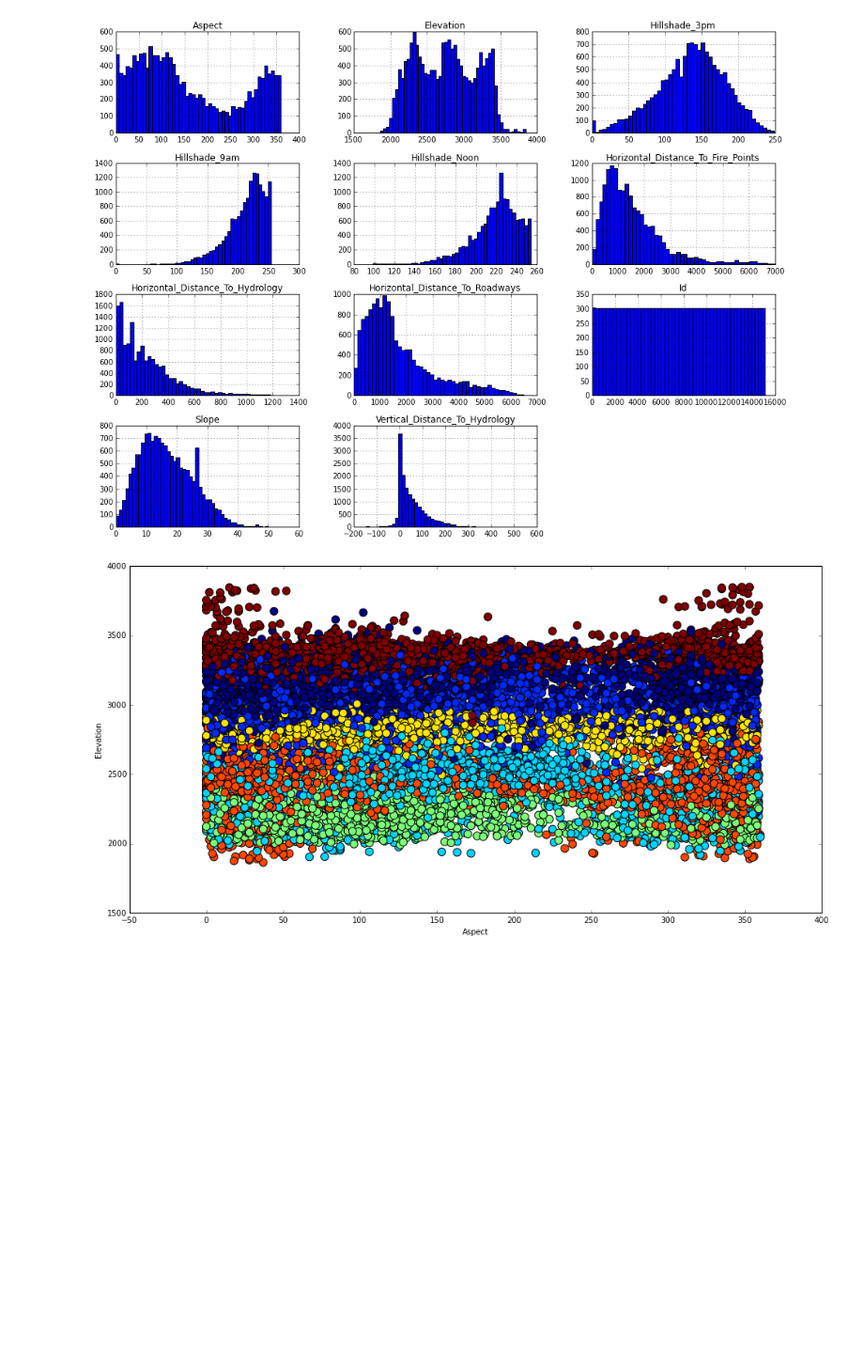
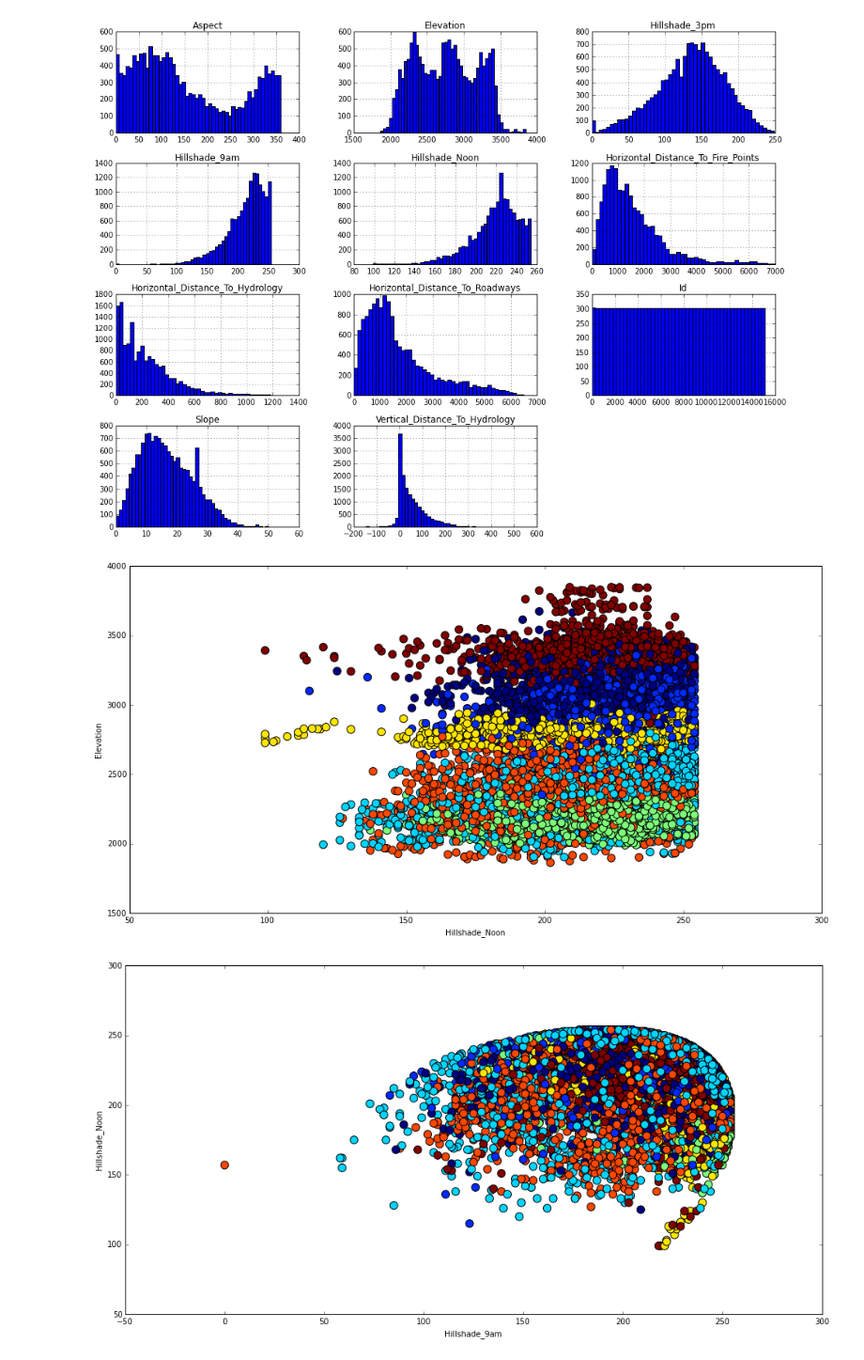
Before and after one commit to kevinallen/w207-forestcover, a Jupyter notebook: forest_cover.ipynb, the cells around one changed output. Shown: that part at 94% size. Drawn from its saved outputs; the diff is of its cells as text; code cells hidden in the pictures; blank space fills up the shorter version.

```diff
--- a/forest_cover.ipynb
+++ b/forest_cover.ipynb
@@ -90,16 +95,18 @@ plt.show()
 # %%
 # function to plot data vs classification
 def plotc(c1,c2):
 
     fig = plt.figure(figsize=(16,8))
     sel = np.array(list(train.Cover_Type.values))
     plt.scatter(c1, c2, c=sel, s=100)
     plt.xlabel(c1.name)
     plt.ylabel(c2.name)
 
-plotc(train.Aspect, train.Elevation)
+plotc(train.Hillshade_Noon, train.Elevation)
+plotc(train.Hillshade_9am, train.Hillshade_Noon)
 # %% [output]
-[figure, old version]
+[figure, new version]
+[figure, added]
 # %%
 # First try a bunch of classifiers, both with and without feature standardization
 
```
Also changed, not shown: parts of 10 cells of this notebook.
